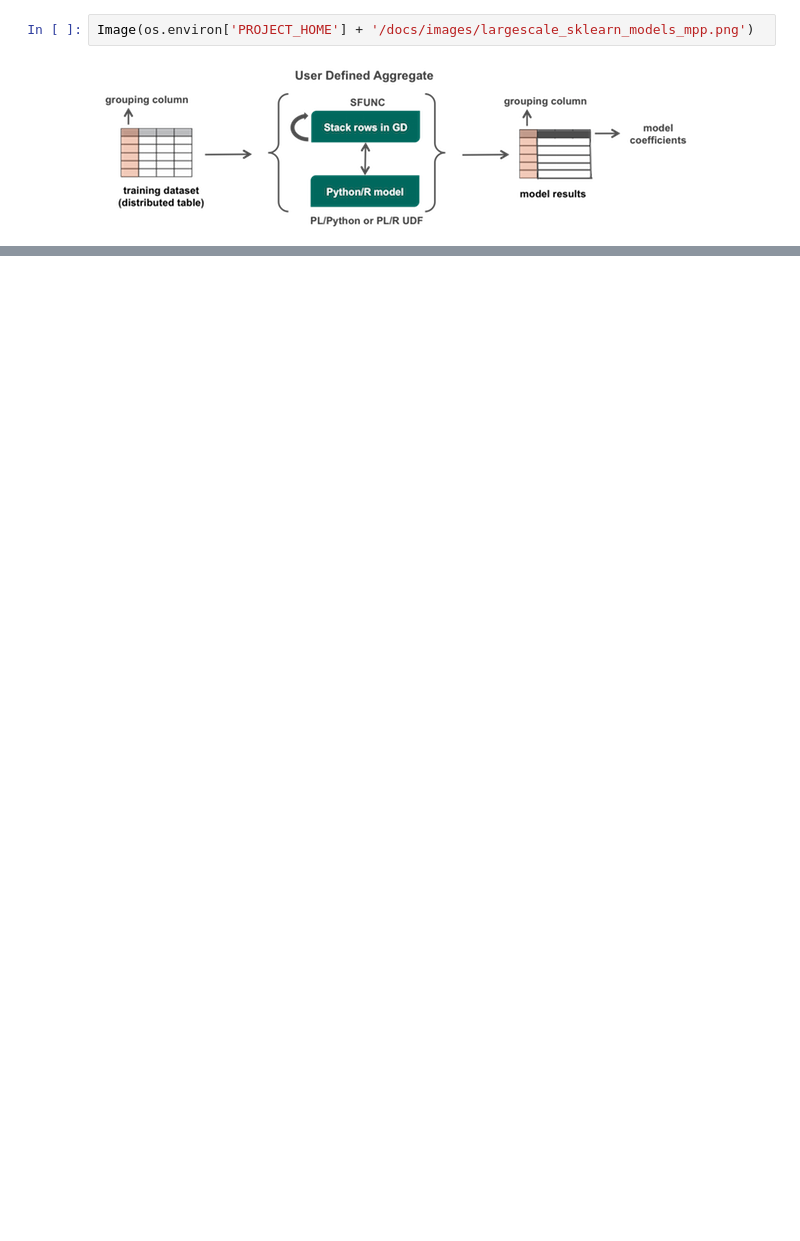
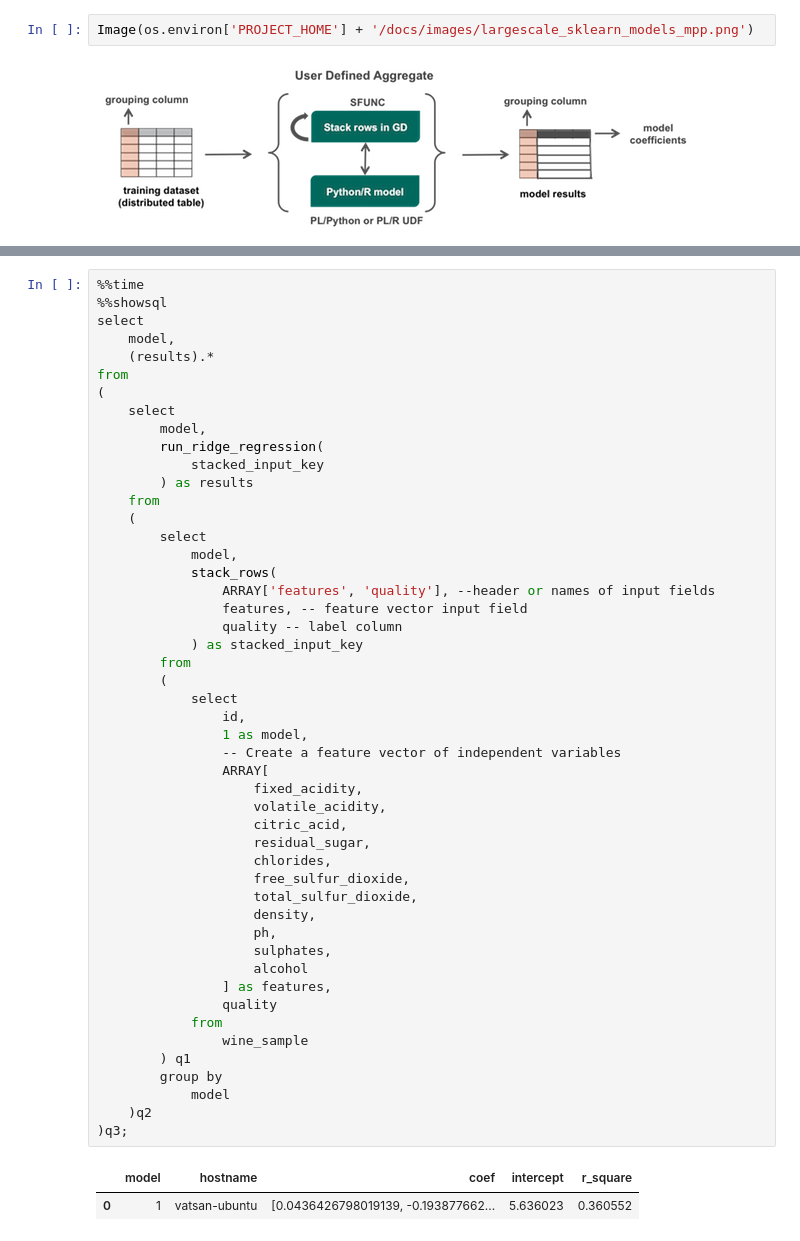
Before and after one commit to vatsan/postgresopen-2017, a Jupyter notebook: notebooks/02_in_database_ml_with_plpython.ipynb, the cells around one changed output, grey strips where cells are left out. Saved outputs shown, nothing was run; the diff lists cells and outputs as text; blank space fills up the shorter version.

```diff
--- a/notebooks/01_in_database_ml_with_plpython.ipynb
+++ b/notebooks/02_in_database_ml_with_plpython.ipynb
@@ -429,0 +439,52 @@ Wall time: 2.69 ms
+# %%
+%%time
+%%showsql
+select
+    model,
+    (results).*
+from
+(
+    select
+        model,
+        run_ridge_regression(
+            stacked_input_key
+        ) as results
+    from
+    (
+        select
+            model,
+            stack_rows(
+                ARRAY['features', 'quality'], --header or names of input fields
+                features, -- feature vector input field
+                quality -- label column
+            ) as stacked_input_key
+        from
+        (
+            select
+                id,
+                1 as model,
+                -- Create a feature vector of independent variables
+                ARRAY[
+                    fixed_acidity,
+                    volatile_acidity,
+                    citric_acid,
+                    residual_sugar,
+                    chlorides,
+                    free_sulfur_dioxide,
+                    total_sulfur_dioxide,
+                    density,
+                    ph,
+                    sulphates,
+                    alcohol
+                ] as features,
+                quality
+            from
+                wine_sample
+        ) q1
+        group by
+            model
+    )q2
+)q3;
+# %% [output]
+|  | model | hostname | coef | intercept | r_square |
+| 0 | 1 | vatsan-ubuntu | [0.0436426798019139, -0.193877662... | 5.636023 | 0.360552 |
```
Also changed, not shown: parts of 12 cells of this notebook, 3 other files.
